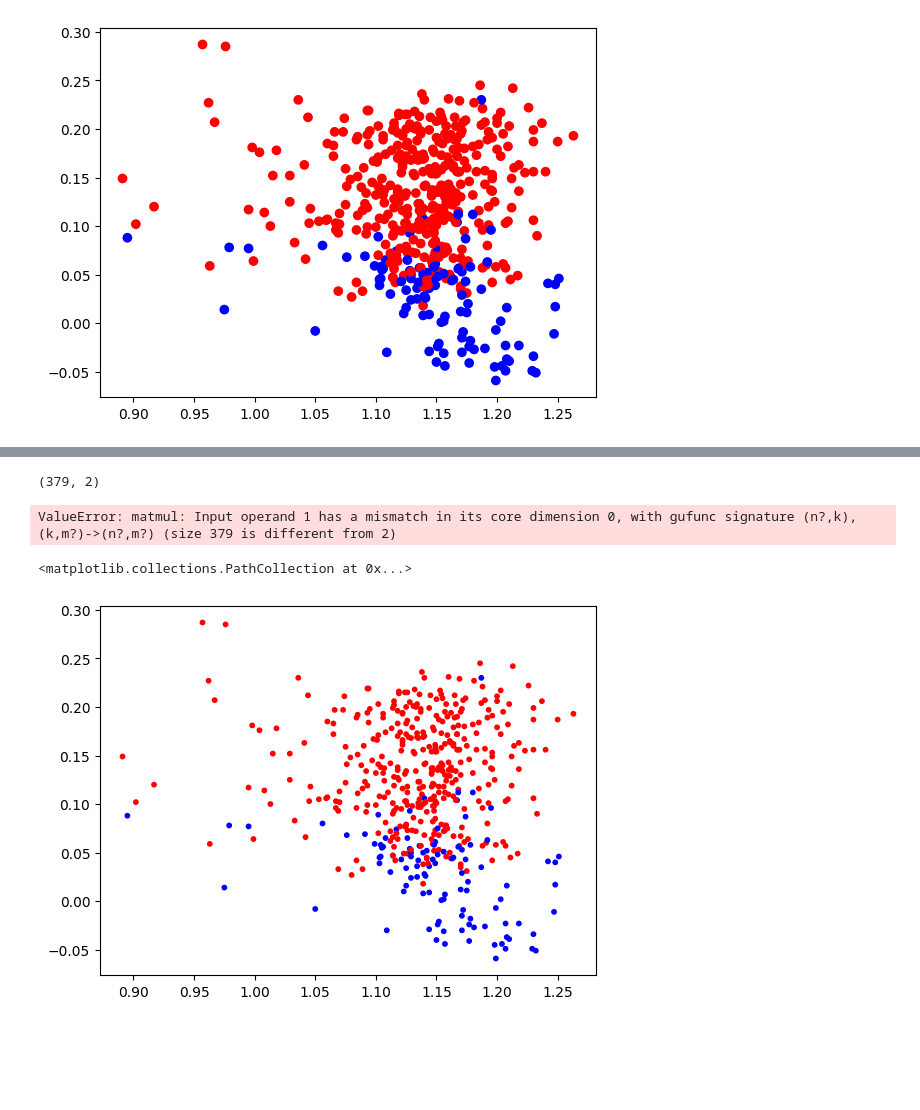
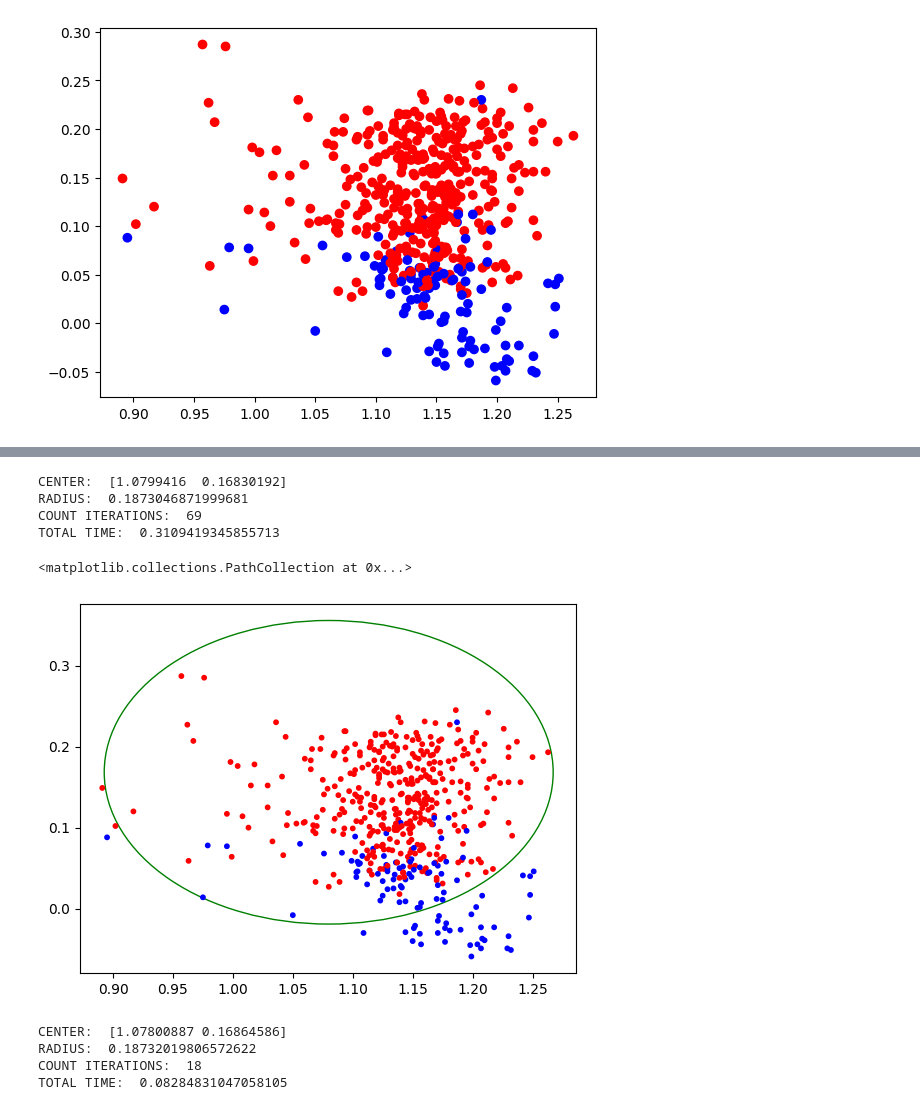
Before and after one commit to joanorePD/Astronomical_Anomaly_Detection_with_MEB, a Jupyter notebook: notebooks/away_step.ipynb, the cells around one changed output, grey strips where cells are left out. Saved outputs shown, nothing was run; the diff lists cells and outputs as text; code cells hidden in the pictures; blank space fills up the shorter version.

Commit message:
Updated Away-Step and implemented Pairwise

```diff
--- a/notebooks/away_step.ipynb
+++ b/notebooks/away_step.ipynb
@@ -68,13 +68,10 @@ def LMO(gradient):
     lmo = np.argmin(gradient)
     return lmo
 # %%
-def vertex_computation(set_weights, gradient, dimension_m,
-                                    local_FW=False):
+def vertex_computation(set_weights, gradient, dimension_m):
     weight_indexes = np.where(set_weights > 0)[0]
-
     max_gradient_index = np.argmax(gradient[weight_indexes])
     v_index = weight_indexes[max_gradient_index]
-
     v = np.zeros(dimension_m)
     v[v_index] = 1.0
     return v, v_index
@@ -224,28 +240,43 @@ def frankWolfe_AwayStep(A, epsilon, max_iterations=1000):
 # %%
 # we supply: A, epsilon, max_iterations=1000
 A = df[df['Type']==b'ab'][['u-g', 'g-r']].values
-print(A.shape)
 epsilon = 0.001
 
-center, radius, count_iterations, total_time, u = frankWolfe_AwayStep(A, epsilon, max_iterations=1000)
+center_AS, radius_AS, count_iterations_AS, total_time_AS, dual_val_list_AS = frankWolfe_AwayStep(A, epsilon, max_iterations=1000)
 
-print("CENTER: ", center)
-print("RADIUS: ", radius)
-print("COUNT ITERATIONS: ", count_iterations)
-print("TOTAL TIME: ", total_time)
-print("U: ", u)
+print("CENTER: ", center_AS)
+print("RADIUS: ", radius_AS)
+print("COUNT ITERATIONS: ", count_iterations_AS)
+print("TOTAL TIME: ", total_time_AS)
 # %% [output]
-(379, 2)
+CENTER:  [1.0799416  0.16830192]
+RADIUS:  0.1873046871999681
+COUNT ITERATIONS:  69
+TOTAL TIME:  0.3109419345855713
-ValueError: matmul: Input operand 1 has a mismatch in its core dimension 0, with gufunc signature (n?,k),(k,m?)->(n?,m?) (size 379 is different from 2)
 # %%
-circle = plt.Circle(tuple(center), radius, color='g', fill=False)
+circle = plt.Circle(tuple(center_AS), radius_AS, color='g', fill=False)
 
-# ax = plt.gca()
-# ax.cla()
-
-# ax.add_patch(circle)
+ax = plt.gca()
+ax.cla()
+ax.add_patch(circle)
 
 plt.scatter(df['u-g'], df['g-r'], c=np.where(df['Type'] == b'ab', 'r', 'b'), s=10)
 # %% [output]
 <matplotlib.collections.PathCollection at 0x...>
-[figure, old version]
+[figure, new version]
+# %%
+# we supply: A, epsilon, max_iterations=1000
+A = df[df['Type']==b'ab'][['u-g', 'g-r']].values
+epsilon = 0.001
+
+center_PFW, radius_PFW, count_iterations_PFW, total_time_PFW, dual_val_list_PFW= frankWolfe_Pairwise(A, epsilon, max_iterations=1000)
+
+print("CENTER: ", center_PFW)
+print("RADIUS: ", radius_PFW)
+print("COUNT ITERATIONS: ", count_iterations_PFW)
+print("TOTAL TIME: ", total_time_PFW)
+# %% [output]
+CENTER:  [1.07800887 0.16864586]
+RADIUS:  0.18732019806572622
+COUNT ITERATIONS:  18
+TOTAL TIME:  0.08284831047058105
```
Also changed, not shown: parts of 7 cells of this notebook.
